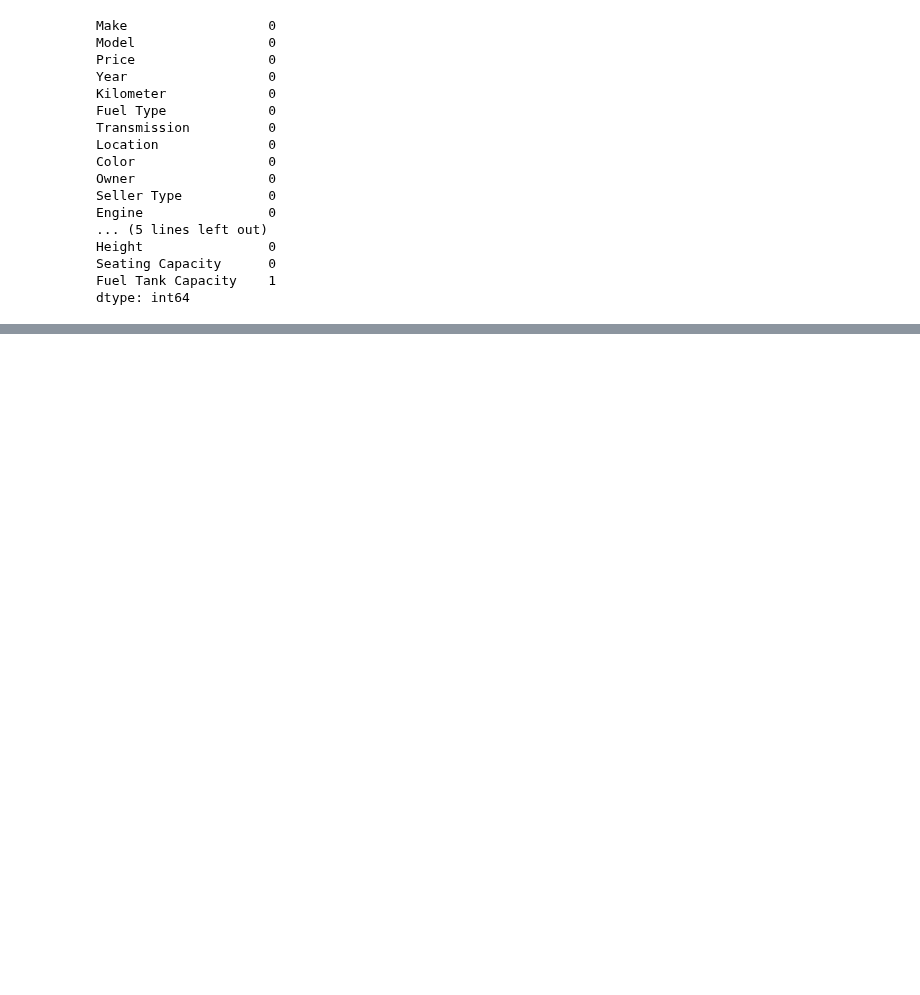
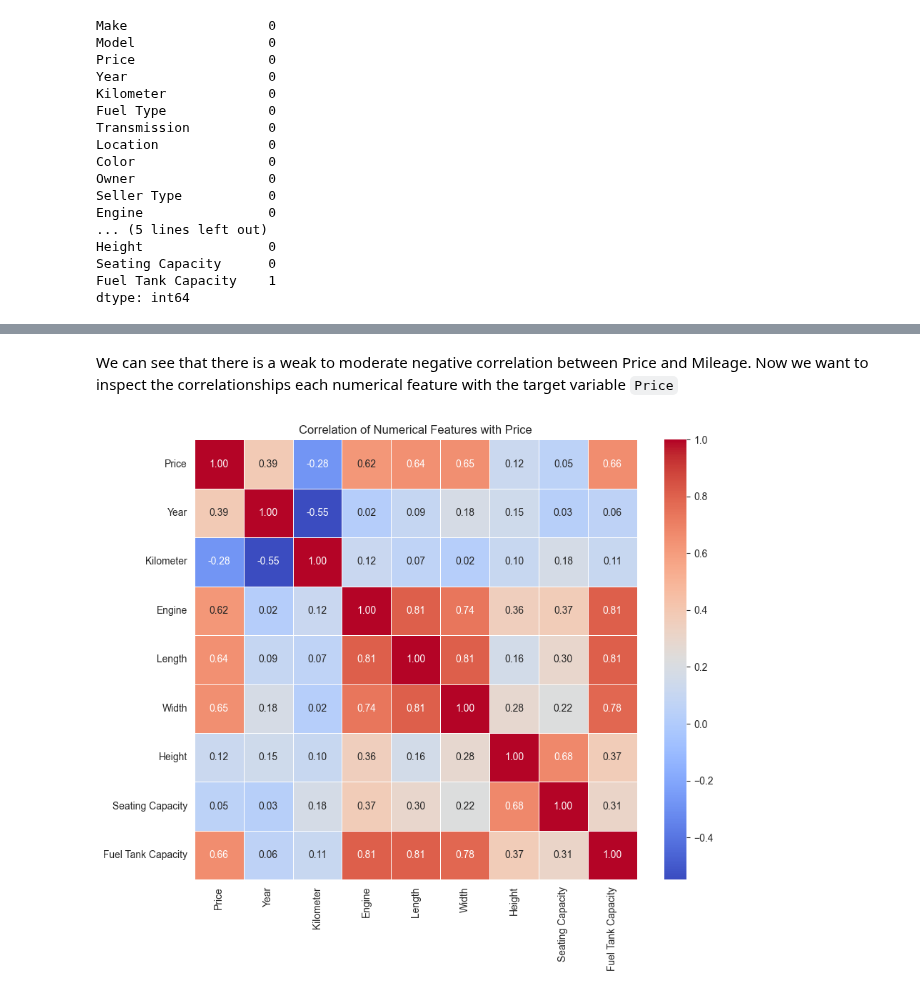
Before and after one commit to royruik/CSI4142_Assignments, a Jupyter notebook: A3/A3_Jupyter_Analysis_dataset1.ipynb, the cells around one changed output, grey strips where cells are left out. Cells and saved outputs as stored; diff of their text form; code cells hidden in the pictures; blank space fills up the shorter version.

```diff
--- a/A3/A3_Jupyter_Analysis_dataset1.ipynb
+++ b/A3/A3_Jupyter_Analysis_dataset1.ipynb
@@ -146,0 +279,16 @@ dtype: int64
+# %% [markdown]
+We can see that there is a weak to moderate negative correlation between Price and Mileage. Now we want to inspect the correlationships each numerical feature with the target variable `Price`
+# %%
+# Select only numerical columns (excluding categorical one-hot encoded features)
+numerical_cols = ["Price", "Year", "Kilometer", "Engine", "Length", "Width", "Height", "Seating Capacity", "Fuel Tank Capacity"]
+
+# Compute correlation matrix
+correlation_matrix = df_cleaned[numerical_cols].corr()
+
+# Plot heatmap
+plt.figure(figsize=(10, 8))
+sns.heatmap(correlation_matrix, annot=True, cmap="coolwarm", fmt=".2f", linewidths=0.5)
+plt.title("Correlation of Numerical Features with Price")
+plt.show()
+# %% [output]
+[figure, added]
```
Also changed, not shown: parts of 16 cells of this notebook.
